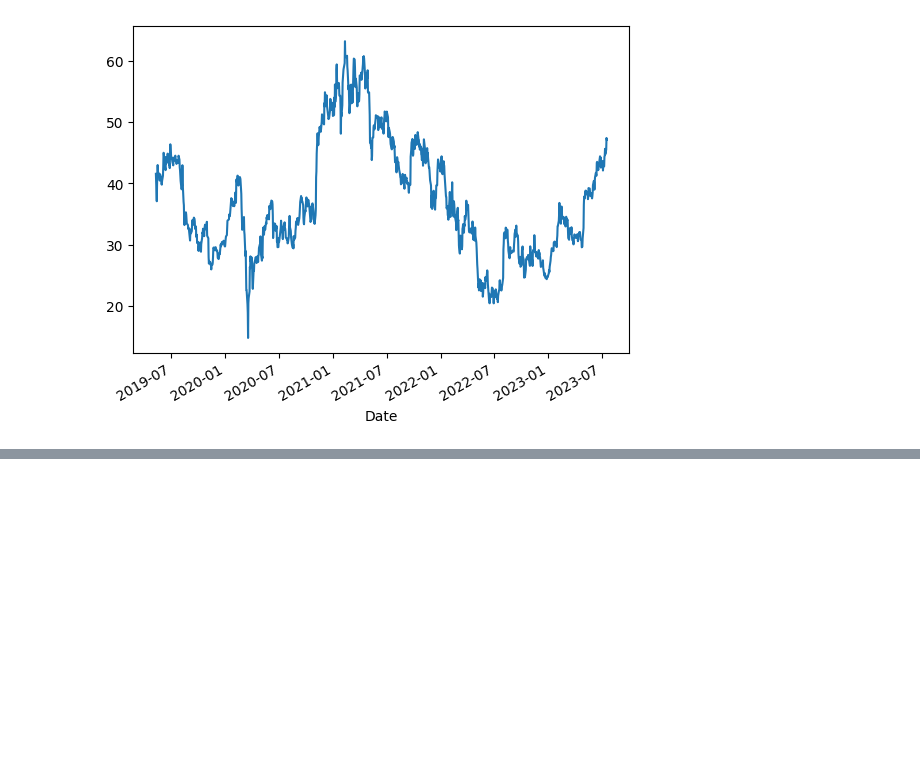
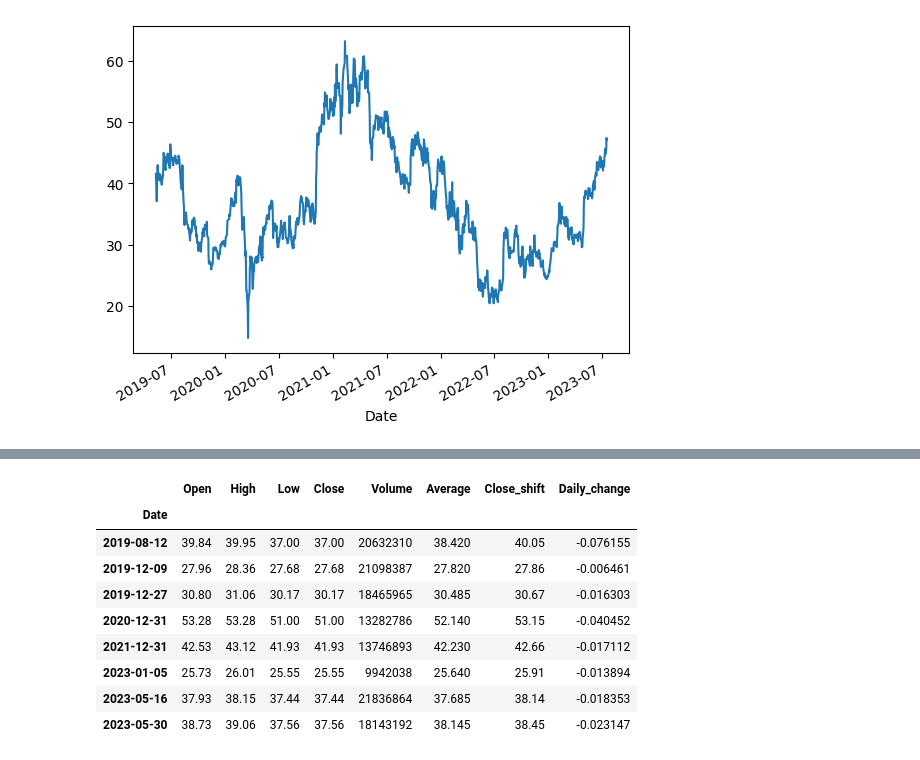
Before and after one commit to mszczepan/data-science-bootcamp, a Jupyter notebook: 02_Pandas/02_dane_gieldowe.ipynb, the cells around one changed output, grey strips where cells are left out. Cells and saved outputs as stored; diff of their text form; code cells hidden in the pictures; blank space fills up the shorter version.

```diff
--- a/02_Pandas/02_dane_gieldowe.ipynb
+++ b/02_Pandas/02_dane_gieldowe.ipynb
@@ -361,0 +426,13 @@ df.Close.plot()
+# %%
+df[df.Close == df.Low]
+# %% [output]
+|  | Open | High | Low | Close | Volume | Average | Close_shift | Daily_change |
+| Date |  |  |  |  |  |  |  |  |
+| 2019-08-12 | 39.84 | 39.95 | 37.00 | 37.00 | 20632310 | 38.420 | 40.05 | -0.076155 |
+| 2019-12-09 | 27.96 | 28.36 | 27.68 | 27.68 | 21098387 | 27.820 | 27.86 | -0.006461 |
+| 2019-12-27 | 30.80 | 31.06 | 30.17 | 30.17 | 18465965 | 30.485 | 30.67 | -0.016303 |
+| 2020-12-31 | 53.28 | 53.28 | 51.00 | 51.00 | 13282786 | 52.140 | 53.15 | -0.040452 |
+| 2021-12-31 | 42.53 | 43.12 | 41.93 | 41.93 | 13746893 | 42.230 | 42.66 | -0.017112 |
+| 2023-01-05 | 25.73 | 26.01 | 25.55 | 25.55 | 9942038 | 25.640 | 25.91 | -0.013894 |
+| 2023-05-16 | 37.93 | 38.15 | 37.44 | 37.44 | 21836864 | 37.685 | 38.14 | -0.018353 |
+| 2023-05-30 | 38.73 | 39.06 | 37.56 | 37.56 | 18143192 | 38.145 | 38.45 | -0.023147 |
```
Also changed, not shown: parts of 8 cells of this notebook.
